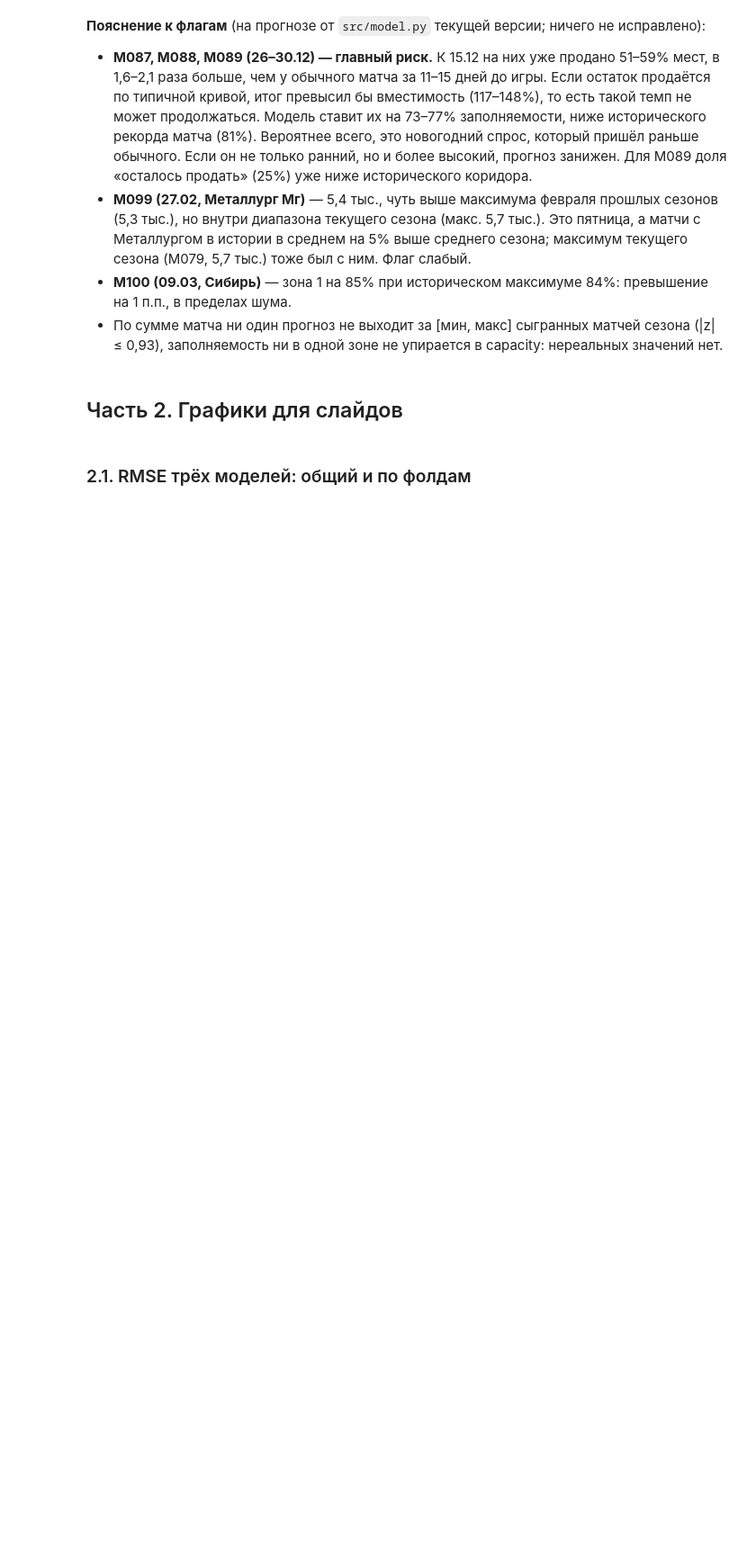
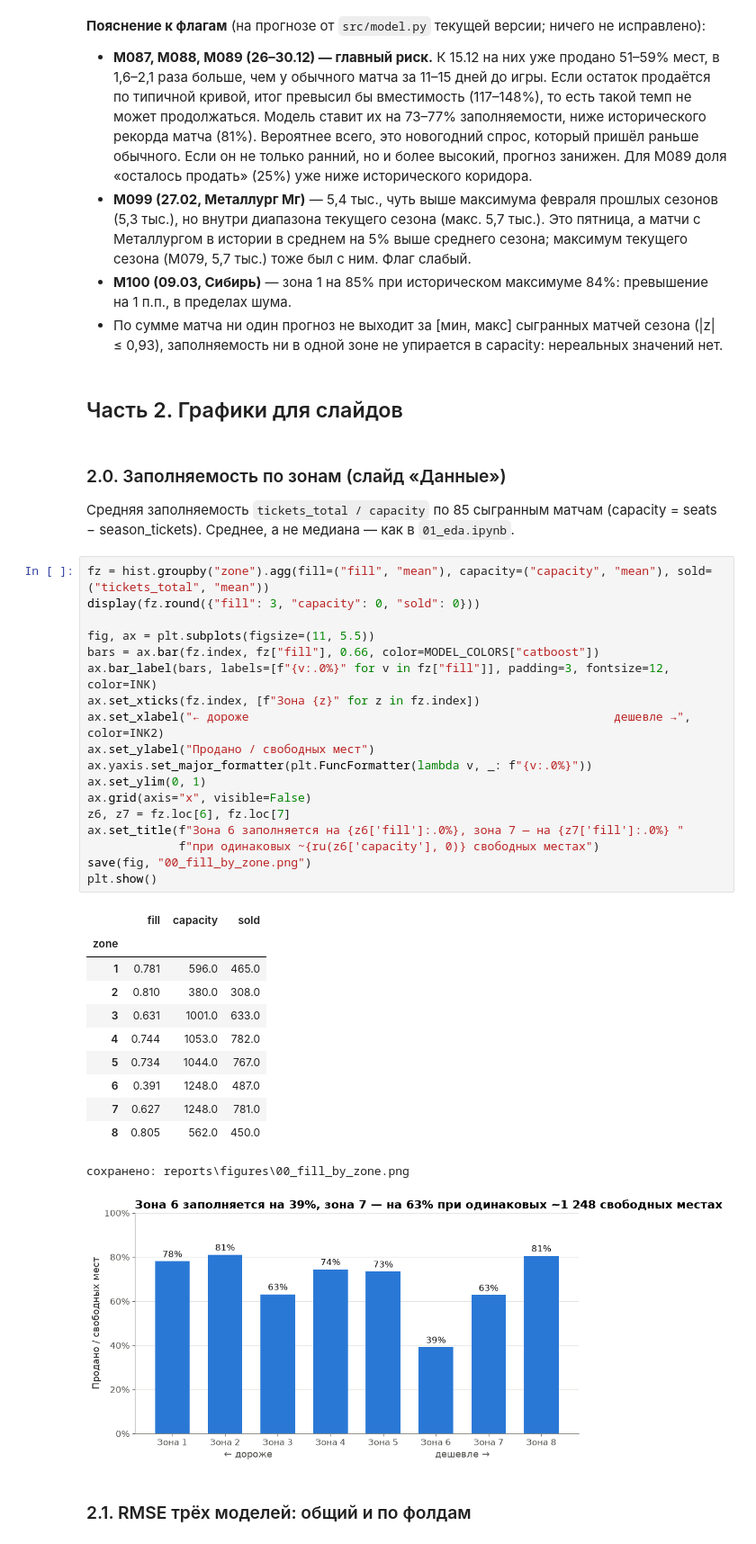
Before and after one commit to shertwg/datamatch-avangard, a Jupyter notebook: notebooks/04_report.ipynb, the cells around one changed output. Shown at 90% size. Saved outputs shown, nothing was run; the diff lists cells and outputs as text; blank space fills up the shorter version.

Commit message:
Presentation outline, errors by weekday/opponent, fill by zone figure
Co-Authored-By: Claude Opus 5.5 <noreply@anthropic.com>

```diff
--- a/notebooks/04_report.ipynb
+++ b/notebooks/04_report.ipynb
@@ -432,6 +432,42 @@ with pd.option_context("display.max_colwidth", 200):
   заполняемость ни в одной зоне не упирается в capacity: нереальных значений нет.
 # %% [markdown]
 ## Часть 2. Графики для слайдов
+# %% [markdown]
+### 2.0. Заполняемость по зонам (слайд «Данные»)
+
+Средняя заполняемость `tickets_total / capacity` по 85 сыгранным матчам (capacity = seats − season_tickets).
+Среднее, а не медиана — как в `01_eda.ipynb`.
+# %%
+fz = hist.groupby("zone").agg(fill=("fill", "mean"), capacity=("capacity", "mean"), sold=("tickets_total", "mean"))
+display(fz.round({"fill": 3, "capacity": 0, "sold": 0}))
+
+fig, ax = plt.subplots(figsize=(11, 5.5))
+bars = ax.bar(fz.index, fz["fill"], 0.66, color=MODEL_COLORS["catboost"])
+ax.bar_label(bars, labels=[f"{v:.0%}" for v in fz["fill"]], padding=3, fontsize=12, color=INK)
+ax.set_xticks(fz.index, [f"Зона {z}" for z in fz.index])
+ax.set_xlabel("← дороже                                                    дешевле →", color=INK2)
+ax.set_ylabel("Продано / свободных мест")
+ax.yaxis.set_major_formatter(plt.FuncFormatter(lambda v, _: f"{v:.0%}"))
+ax.set_ylim(0, 1)
+ax.grid(axis="x", visible=False)
+z6, z7 = fz.loc[6], fz.loc[7]
+ax.set_title(f"Зона 6 заполняется на {z6['fill']:.0%}, зона 7 — на {z7['fill']:.0%} "
+             f"при одинаковых ~{ru(z6['capacity'], 0)} свободных местах")
+save(fig, "00_fill_by_zone.png")
+plt.show()
+# %% [output]
+|  | fill | capacity | sold |
+| zone |  |  |  |
+| 1 | 0.781 | 596.0 | 465.0 |
+| 2 | 0.810 | 380.0 | 308.0 |
+| 3 | 0.631 | 1001.0 | 633.0 |
+| 4 | 0.744 | 1053.0 | 782.0 |
+| 5 | 0.734 | 1044.0 | 767.0 |
+| 6 | 0.391 | 1248.0 | 487.0 |
+| 7 | 0.627 | 1248.0 | 781.0 |
+| 8 | 0.805 | 562.0 | 450.0 |
+сохранено: reports\figures\00_fill_by_zone.png
+[figure, added]
 # %% [markdown]
 ### 2.1. RMSE трёх моделей: общий и по фолдам
 # %%
```
Also changed, not shown: parts of 5 cells of this notebook, 3 other files.
